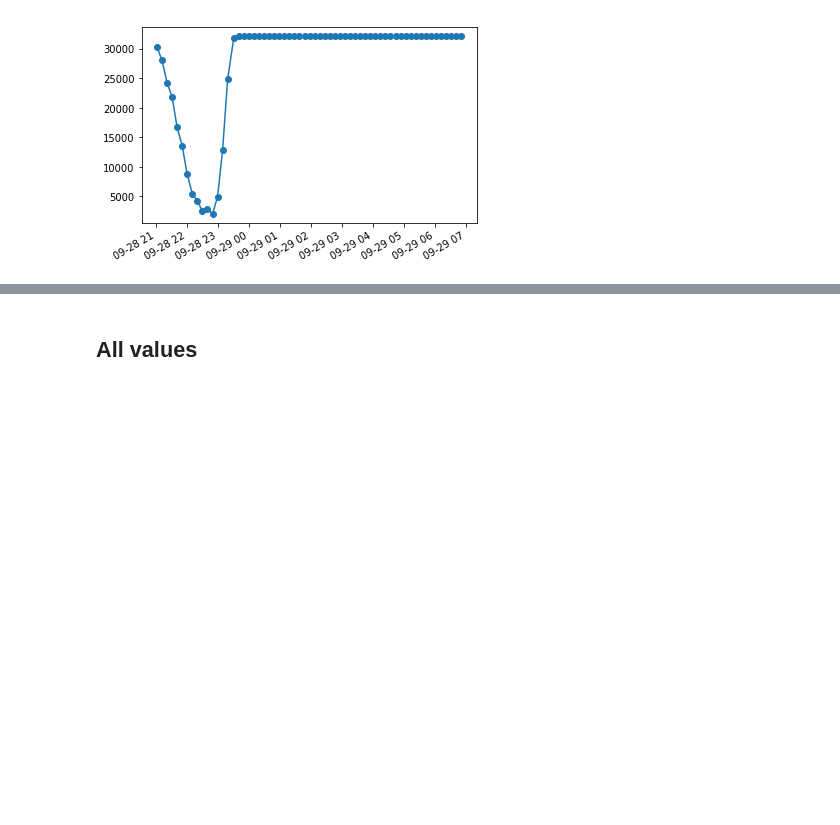
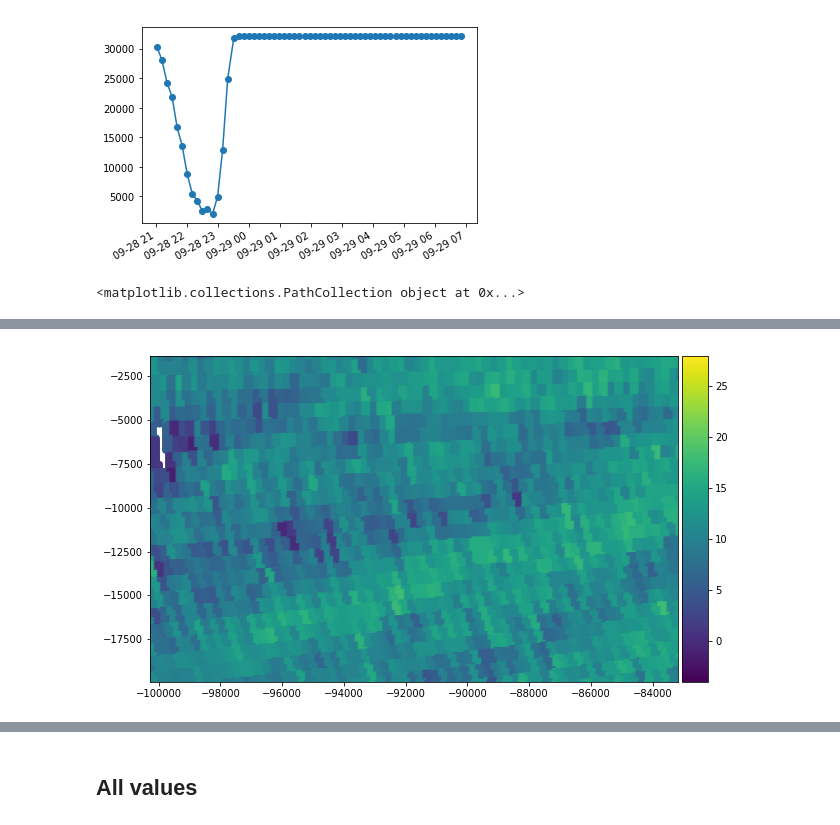
Before and after one commit to cmoscardi/independent_2018, a Jupyter notebook: radar/nexrad_cleaned.ipynb, the cells around one changed output, grey strips where cells are left out. Saved outputs shown, nothing was run; the diff lists cells and outputs as text; code cells hidden in the pictures; blank space fills up the shorter version.

Commit message:
radar videos

```diff
--- a/radar/nexrad_cleaned.ipynb
+++ b/radar/nexrad_cleaned.ipynb
@@ -70,0 +68,36 @@ df = df[(df.Date_Time > datetime(2017, 9, 28, 21)) & (df.Date_Time < datetime(20
+# %%
+from IPython.display import HTML
+from matplotlib import animation
+import numpy as np
+from mpl_toolkits.axes_grid1 import make_axes_locatable
+
+def plot_video(frame):
+    fig, ax = plt.subplots(figsize=(10, 6))
+    divider = make_axes_locatable(ax)
+
+    cax = divider.append_axes('right', size='5%', pad=0.05)
+
+    scatter = ax.scatter([frame["s1"].min(), frame["s2"].min()],
+                         [frame["s1"].min(), frame["s2"].min()],
+                         c=[frame["DBZH"].min(), frame["DBZH"].max()])
+    print(scatter)
+    ax.set_xlim([frame["s1"].min(), frame["s1"].max()])
+    ax.set_ylim([frame["s2"].min(), frame["s2"].max()])
+    def init():
+        return scatter
+
+    dates = np.sort(frame.Date_Time.unique())
+    def update_scatter(i):
+        xy = frame[frame.Date_Time == dates[i]]
+        scatter.set_offsets(xy[['s1', 's2']])
+        scatter.set_array(xy['DBZH'])
+        return scatter,
+
+    anim = animation.FuncAnimation(fig, update_scatter,
+                                   frames=len(dates), interval=200)
+    fig.colorbar(scatter, cax=cax)
+
+    return anim
+HTML(plot_video(df).to_html5_video())
+# %% [output]
+<matplotlib.collections.PathCollection object at 0x...>
@@ -71,3 +105,4 @@ df = df[(df.Date_Time > datetime(2017, 9, 28, 21)) & (df.Date_Time < datetime(20
+[figure, added]
 # %%
 full_index = pd.DataFrame(np.array(np.meshgrid(df.Date_Time.unique(), df.s1.unique(),
                                                df.s2.unique())).T.reshape(-1, 3), columns=["Date_Time", "s1", "s2"])
```
Also changed, not shown: parts of 13 cells of this notebook.
